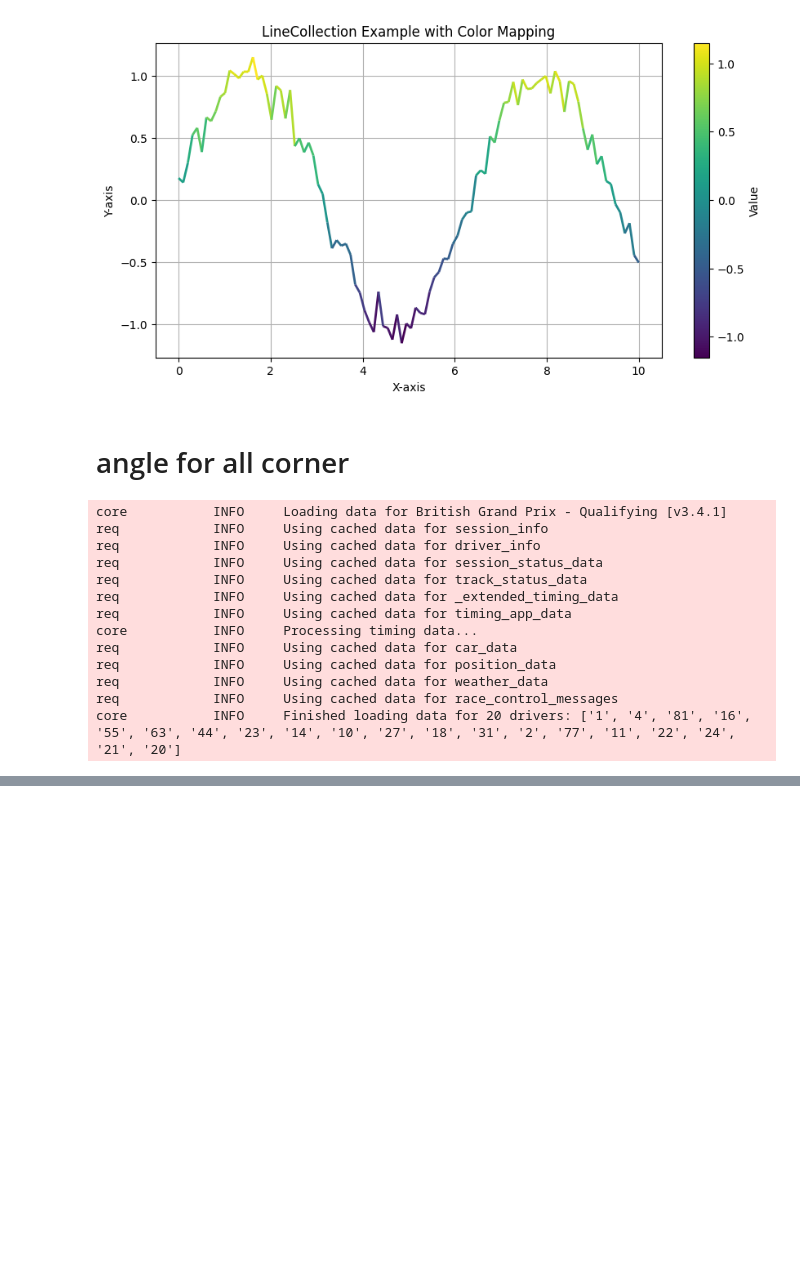
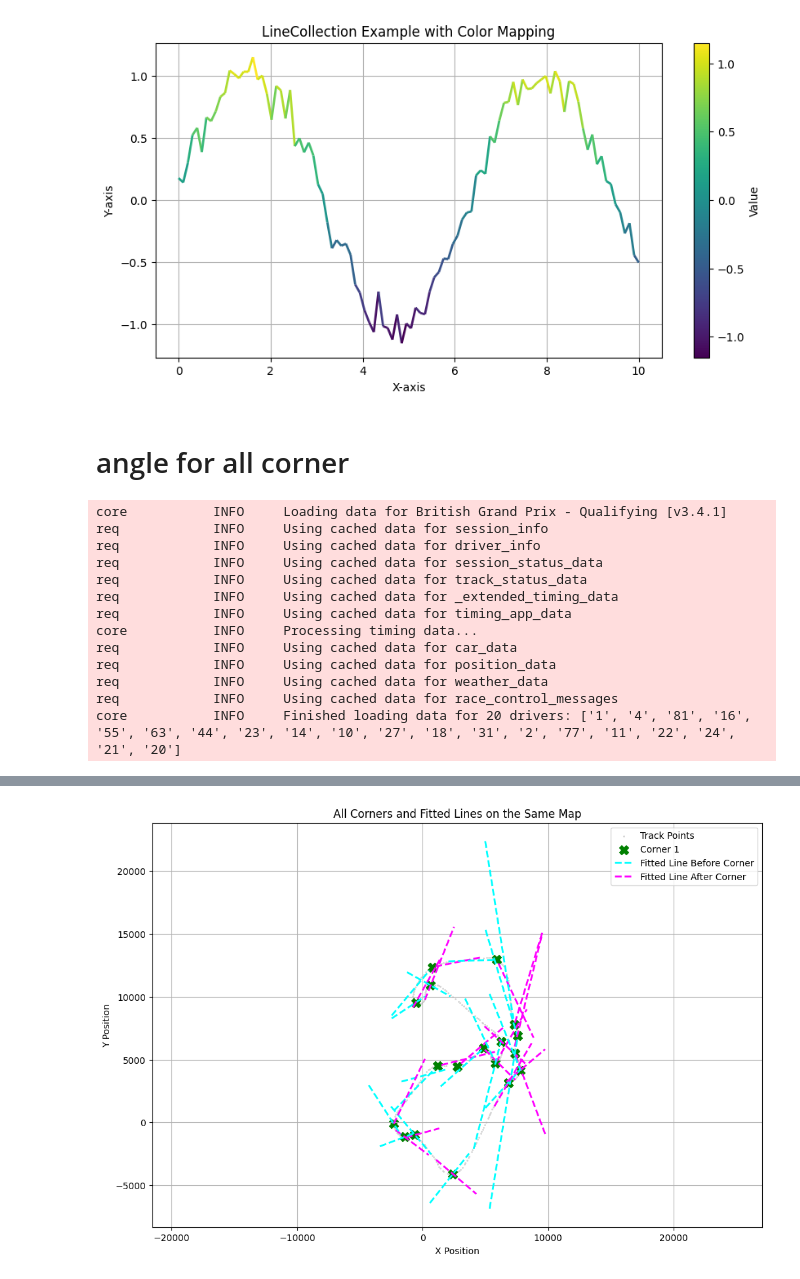
Before and after one commit to rricc22/F1, a Jupyter notebook: categorization_track.ipynb, the cells around one changed output, grey strips where cells are left out. Saved outputs shown, nothing was run; the diff lists cells and outputs as text; code cells hidden in the pictures; blank space fills up the shorter version.

```diff
--- a/categorization_track.ipynb
+++ b/categorization_track.ipynb
@@ -801,0 +854,79 @@ len(corner_df)
+# %%
+from sklearn.linear_model import LinearRegression
+import numpy as np
+import matplotlib.pyplot as plt
+
+# Create a new plot for all corners
+plt.figure(figsize=(12, 8))
+plt.scatter(pos['X'], pos['Y'], color='lightgray', s=1, label='Track Points')  # All track points
+
+# Loop through each corner point in corner_df
+for i, o, p in corner_df[['X', 'Y', 'Number']].itertuples(index=False):
+    # Specific point through which the line should pass
+    corner_x = round(i)
+    corner_y = round(o)
+
+    # Parameters
+    max_value = 10
+    longer_line = 2000
+
+    # Get the closest points in the position data for the corner
+    distances = np.sqrt((pos['X'] - corner_x) ** 2 + (pos['Y'] - corner_y) ** 2)
+    corner_index = np.argmin(distances)
+
+    # Determine the range for points before and after the corner
+    before_points = pos.iloc[max(corner_index - max_value, 0):corner_index]
+    after_points = pos.iloc[corner_index + 1:corner_index + max_value + 1]
+
+    # Prepare data for linear regression
+    X_before = before_points['X'].values.reshape(-1, 1)
+    y_before = before_points['Y'].values
+    X_after = after_points['X'].values.reshape(-1, 1)
+    y_after = after_points['Y'].values
+
+    # Adjust X values for each segment to pass through (x0, y0)
+    x0, y0 = corner_x, corner_y
+    adjusted_X_before = X_before - x0
+    adjusted_X_after = X_after - x0
+
+    # Fit a linear regression model to the points before and after the corner
+    model_before = LinearRegression()
+    model_before.fit(adjusted_X_before, y_before)
+    fitted_Y_before = model_before.coef_[0] * (X_before - x0) + y0
+
+    model_after = LinearRegression()
+    model_after.fit(adjusted_X_after, y_after)
+    fitted_Y_after = model_after.coef_[0] * (X_after - x0) + y0
+
+    # Extend the range of x_fit_before and x_fit_after further
+    x_fit_before = np.linspace(X_before.min() - longer_line, X_before.max(), 100).reshape(-1, 1)
+    x_fit_after = np.linspace(X_after.min(), X_after.max() + longer_line, 100).reshape(-1, 1)
+
+    # Calculate the fitted lines with the constraint
+    y_fit_before = model_before.coef_[0] * (x_fit_before - x0) + y0
+    y_fit_after = model_after.coef_[0] * (x_fit_after - x0) + y0
+
+    # Calculate the slopes and angles between the lines
+    slope_before = model_before.coef_[0]
+    slope_after = model_after.coef_[0]
+    angle_radians = np.arctan(abs((slope_after - slope_before) / (1 + slope_before * slope_after)))
+    acute_angle_degrees = np.degrees(angle_radians)
+    obtuse_angle_degrees = 180 - acute_angle_degrees
+
+    # Print the angles for the current corner
+    print(f"Corner {p}: Acute Angle = {acute_angle_degrees:.2f}°, Obtuse Angle = {obtuse_angle_degrees:.2f}°")
+
+    # Plot points and fitted lines for the current corner
+    plt.scatter(corner_x, corner_y, color='green', s=100, marker='X', label=f'Corner {p}' if p == 1 else None)
+    plt.plot(x_fit_before, y_fit_before, color='cyan', linestyle='--', linewidth=2, label='Fitted Line Before Corner' if p == 1 else None)
+    plt.plot(x_fit_after, y_fit_after, color='magenta', linestyle='--', linewidth=2, label='Fitted Line After Corner' if p == 1 else None)
+
+# Finalize the plot
+plt.title('All Corners and Fitted Lines on the Same Map')
+plt.xlabel('X Position')
+plt.ylabel('Y Position')
+plt.axis('equal')
+plt.legend()
+plt.grid()
+plt.show()
+# %% [output]
@@ -801,0 +951 @@ len(corner_df)
+[figure, added]
```
Also changed, not shown: parts of 8 cells of this notebook.
